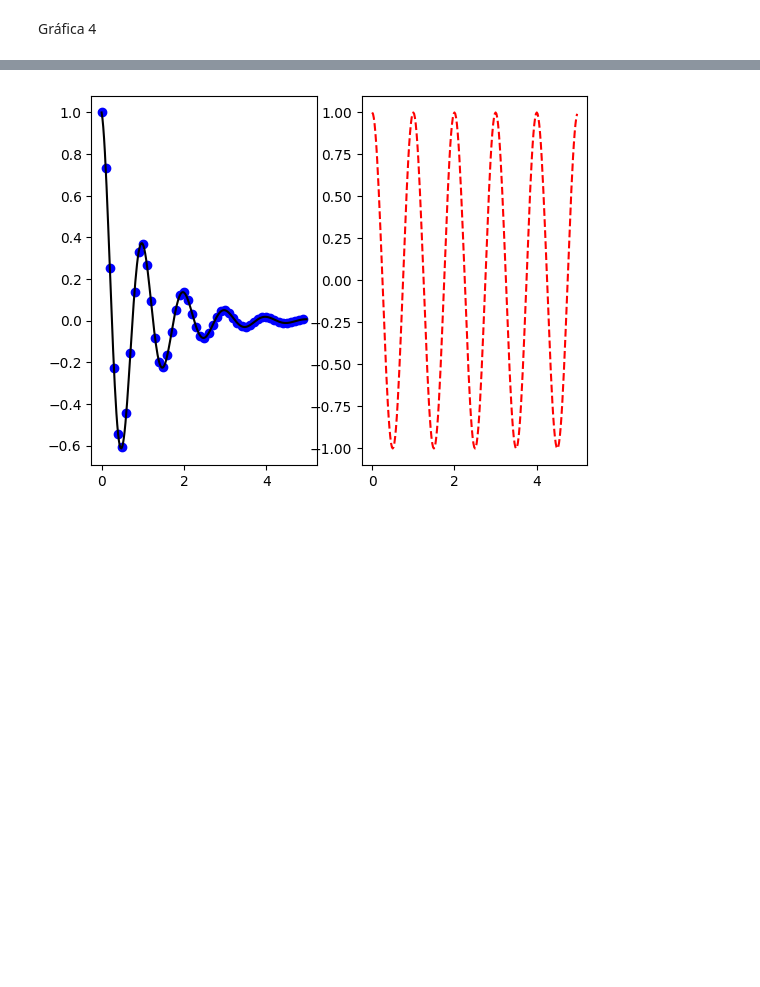
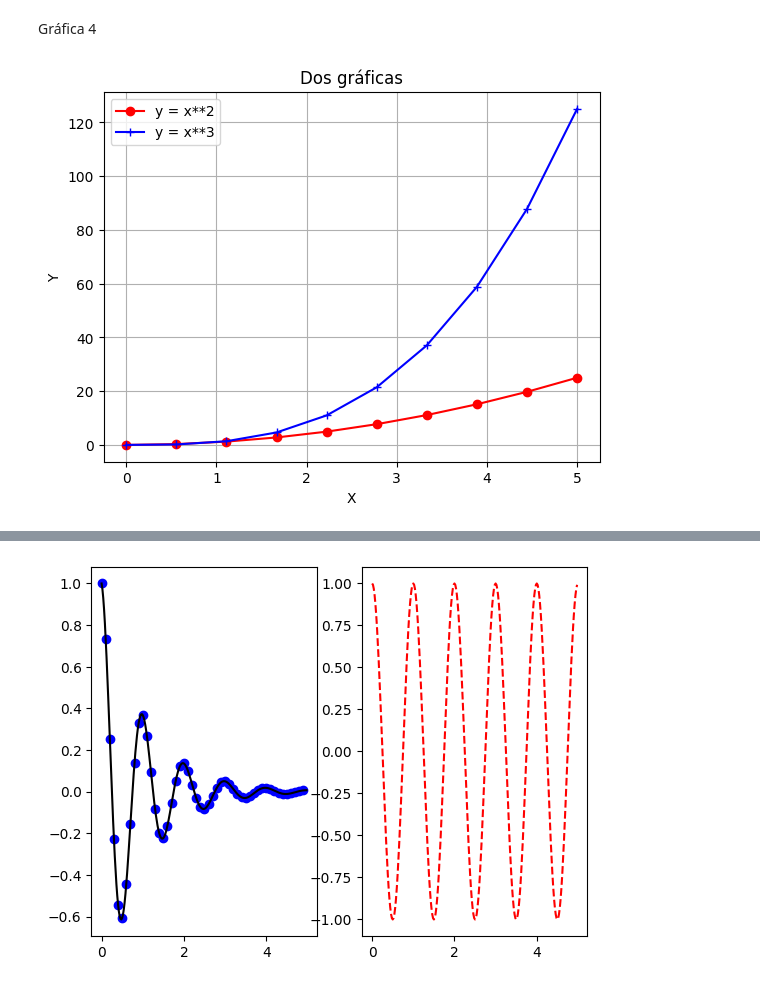
Before and after one commit to emilianodesu/Lab_EDA_I_2022-2, a Jupyter notebook: P9 - Introduccion a Python/Graficas.ipynb, the cells around one changed output, grey strips where cells are left out. Saved outputs shown, nothing was run; the diff lists cells and outputs as text; code cells hidden in the pictures; blank space fills up the shorter version.

```diff
--- a/P9 - Introduccion a Python/Graficas.ipynb
+++ b/P9 - Introduccion a Python/Graficas.ipynb
@@ -38,3 +38,20 @@ plt.show()
 [figure]
 # %% [markdown]
 Gráfica 4
+# %%
+x = np.linspace(0, 5, 10)
+
+fig, ax = plt.subplots()
+ax.plot(x, x**2, label = 'y = x**2', marker = 'o', color = 'r')
+ax.plot(x, x**3, label = 'y = x**3', marker = '+', color = 'b')
+
+ax.grid(True)
+ax.set_xlabel('X')
+ax.set_ylabel('Y')
+ax.grid(True)
+ax.legend(loc=2)
+
+plt.title('Dos gráficas')
+plt.show()
+# %% [output]
+[figure, added]
```
Also changed, not shown: parts of 7 cells of this notebook, 14 other files.
